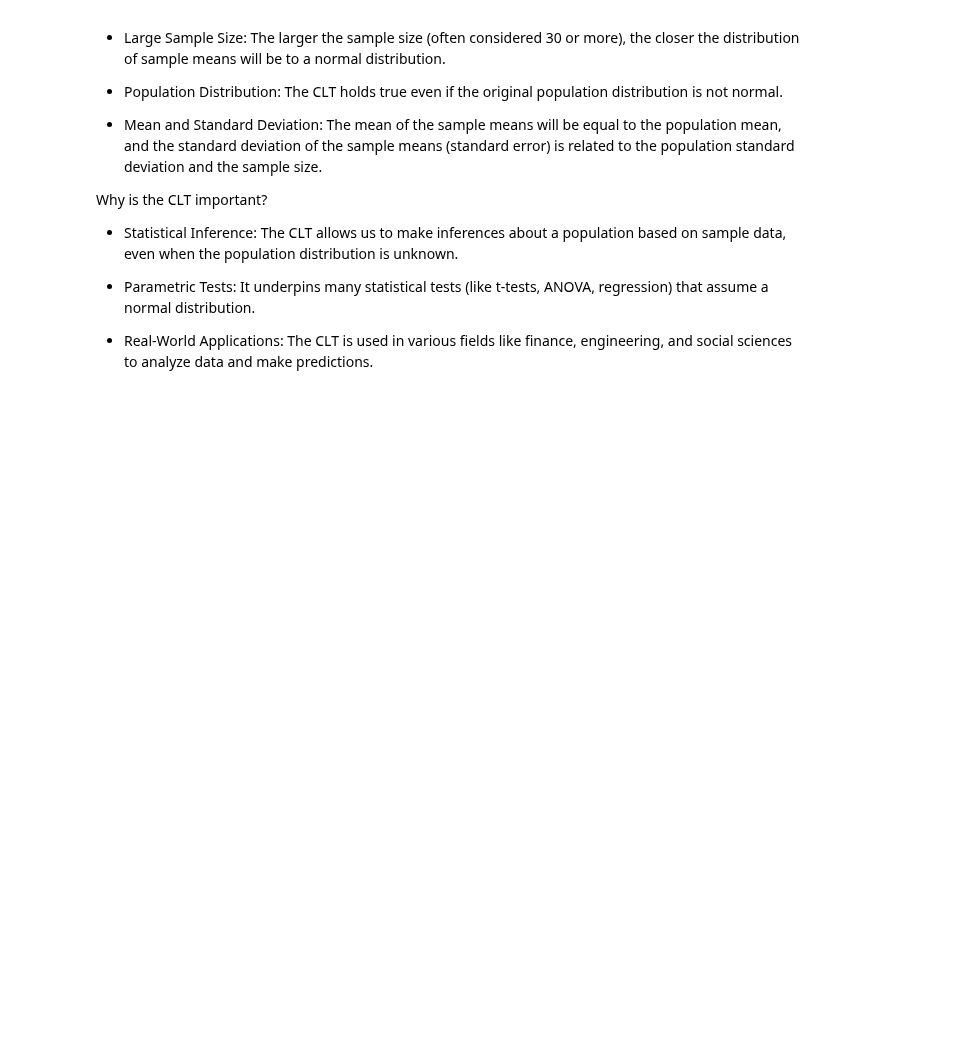
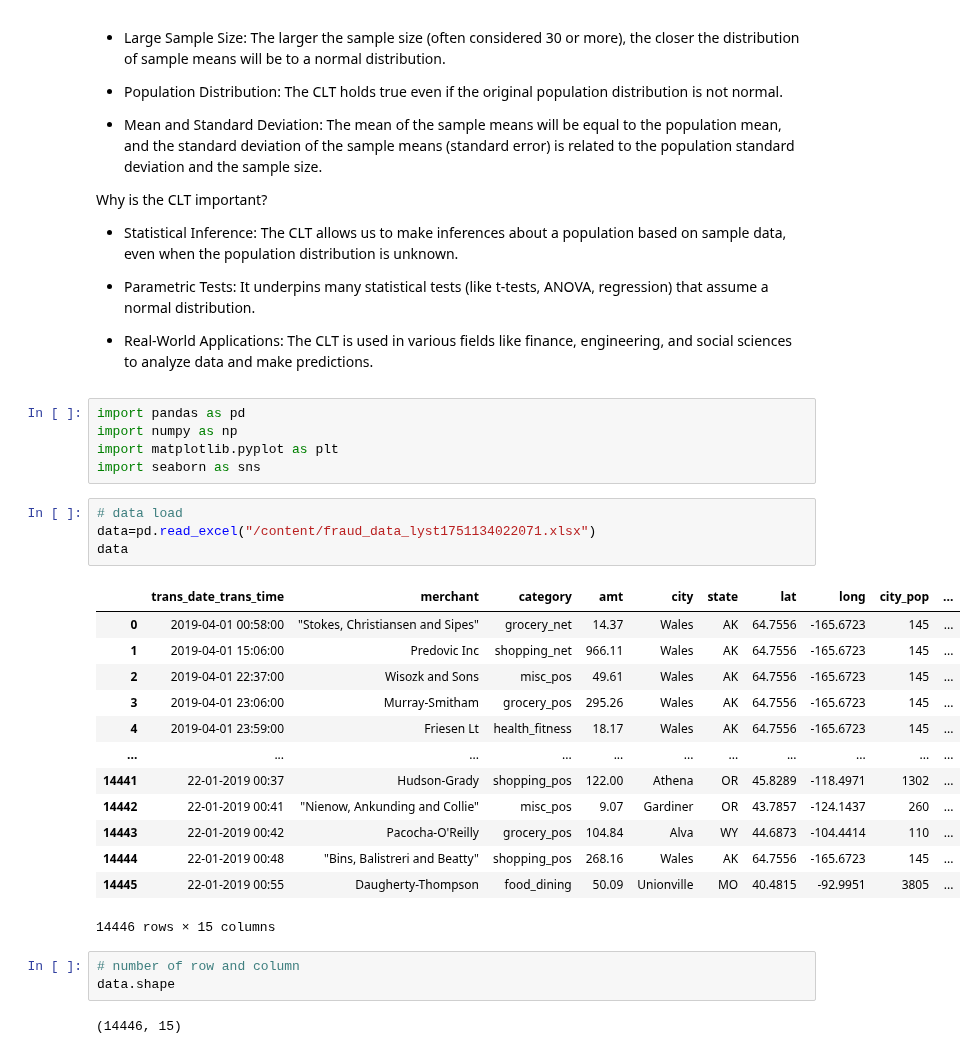
Before and after one commit to Rishabh9559/Data_science, a Jupyter notebook: Phase 1 Statistical Foundations for Data Science/5 Central_Limit_Theorem/Center_Limit_Theorem.ipynb, the cells around one changed output. Drawn from its saved outputs; the diff is of its cells as text; blank space fills up the shorter version.

```diff
--- a/Phase 1 Statistical Foundations for Data Science/5 Central_Limit_Theorem/Center_Limit_Theorem.ipynb
+++ b/Phase 1 Statistical Foundations for Data Science/5 Central_Limit_Theorem/Center_Limit_Theorem.ipynb
@@ -37,3 +37,31 @@ It underpins many statistical tests (like t-tests, ANOVA, regression) that assum
 
 - Real-World Applications:
 The CLT is used in various fields like finance, engineering, and social sciences to analyze data and make predictions.
+# %%
+import pandas as pd
+import numpy as np
+import matplotlib.pyplot as plt
+import seaborn as sns
+# %%
+# data load
+data=pd.read_excel("/content/fraud_data_lyst1751134022071.xlsx")
+data
+# %% [output]
+|  | trans_date_trans_time | merchant | category | amt | city | state | lat | long | city_pop | ... |
+| 0 | 2019-04-01 00:58:00 | "Stokes, Christiansen and Sipes" | grocery_net | 14.37 | Wales | AK | 64.7556 | -165.6723 | 145 | ... |
+| 1 | 2019-04-01 15:06:00 | Predovic Inc | shopping_net | 966.11 | Wales | AK | 64.7556 | -165.6723 | 145 | ... |
+| 2 | 2019-04-01 22:37:00 | Wisozk and Sons | misc_pos | 49.61 | Wales | AK | 64.7556 | -165.6723 | 145 | ... |
+| 3 | 2019-04-01 23:06:00 | Murray-Smitham | grocery_pos | 295.26 | Wales | AK | 64.7556 | -165.6723 | 145 | ... |
+| 4 | 2019-04-01 23:59:00 | Friesen Lt | health_fitness | 18.17 | Wales | AK | 64.7556 | -165.6723 | 145 | ... |
+| ... | ... | ... | ... | ... | ... | ... | ... | ... | ... | ... |
+| 14441 | 22-01-2019 00:37 | Hudson-Grady | shopping_pos | 122.00 | Athena | OR | 45.8289 | -118.4971 | 1302 | ... |
+| 14442 | 22-01-2019 00:41 | "Nienow, Ankunding and Collie" | misc_pos | 9.07 | Gardiner | OR | 43.7857 | -124.1437 | 260 | ... |
+| 14443 | 22-01-2019 00:42 | Pacocha-O'Reilly | grocery_pos | 104.84 | Alva | WY | 44.6873 | -104.4414 | 110 | ... |
+| 14444 | 22-01-2019 00:48 | "Bins, Balistreri and Beatty" | shopping_pos | 268.16 | Wales | AK | 64.7556 | -165.6723 | 145 | ... |
+| 14445 | 22-01-2019 00:55 | Daugherty-Thompson | food_dining | 50.09 | Unionville | MO | 40.4815 | -92.9951 | 3805 | ... |
+14446 rows × 15 columns
+# %%
+# number of row and column
+data.shape
+# %% [output]
+(14446, 15)
```
Also changed, not shown: parts of 4 cells of this notebook.
